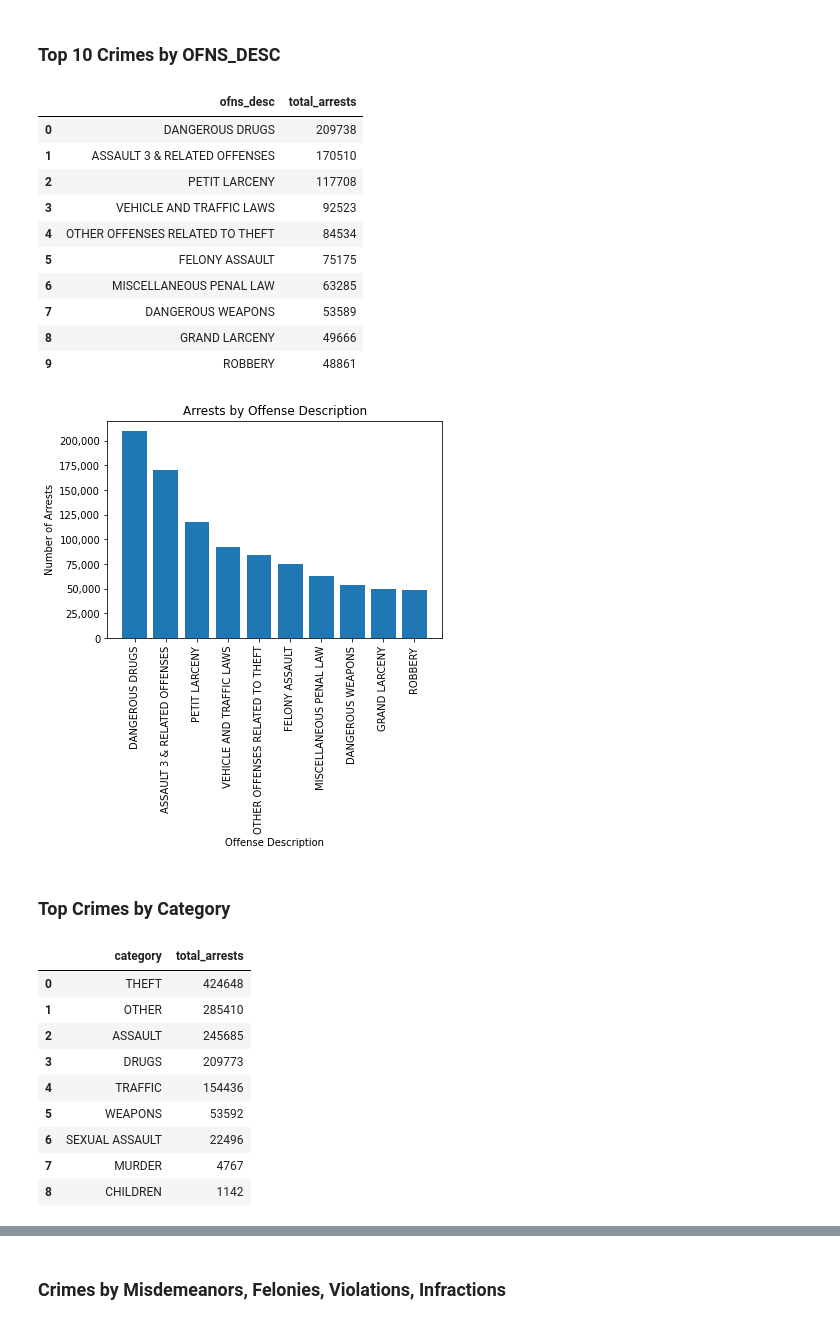
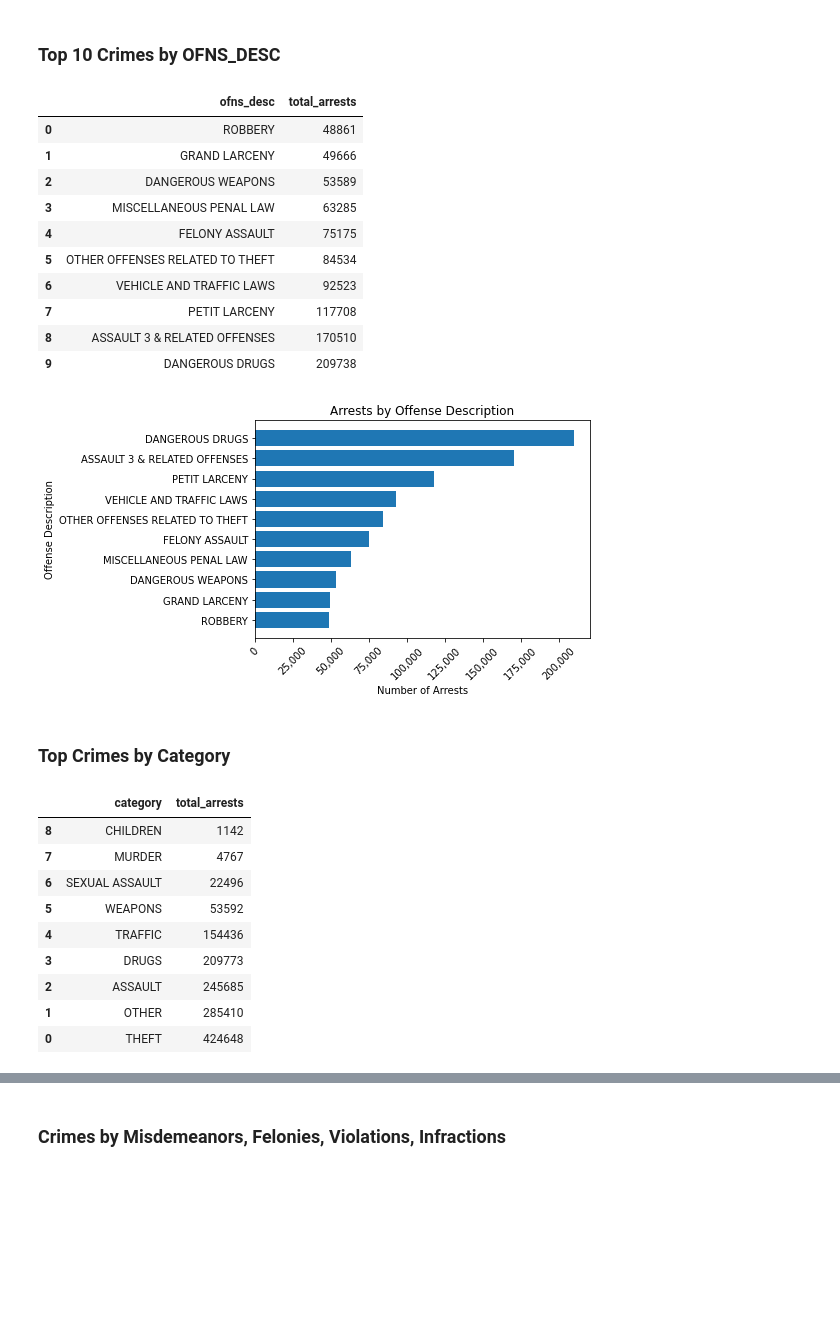
Before and after one commit to AmitSamra/NYC_Crime, a Jupyter notebook: nyc_crime_python.ipynb, the cells around one changed output, grey strips where cells are left out. Saved outputs shown, nothing was run; the diff lists cells and outputs as text; code cells hidden in the pictures; blank space fills up the shorter version.

```diff
--- a/nyc_crime_python.ipynb
+++ b/nyc_crime_python.ipynb
@@ -546,36 +546,37 @@ df_ofns = df.groupby('ofns_desc', as_index=False)
 df_ofns = df_ofns.size()
 df_ofns = df_ofns.sort_values('size', ascending=False)
 df_ofns = df_ofns.head(10)
+df_ofns = df_ofns.sort_values('size', ascending=True)
 df_ofns = df_ofns.reset_index(drop=True)
 df_ofns = df_ofns.rename(columns={'size':'total_arrests'})
 df_ofns
 # %% [output]
 |  | ofns_desc | total_arrests |
-| 0 | DANGEROUS DRUGS | 209738 |
-| 1 | ASSAULT 3 & RELATED OFFENSES | 170510 |
-| 2 | PETIT LARCENY | 117708 |
-| 3 | VEHICLE AND TRAFFIC LAWS | 92523 |
-| 4 | OTHER OFFENSES RELATED TO THEFT | 84534 |
-| 5 | FELONY ASSAULT | 75175 |
-| 6 | MISCELLANEOUS PENAL LAW | 63285 |
-| 7 | DANGEROUS WEAPONS | 53589 |
-| 8 | GRAND LARCENY | 49666 |
-| 9 | ROBBERY | 48861 |
+| 0 | ROBBERY | 48861 |
+| 1 | GRAND LARCENY | 49666 |
+| 2 | DANGEROUS WEAPONS | 53589 |
+| 3 | MISCELLANEOUS PENAL LAW | 63285 |
+| 4 | FELONY ASSAULT | 75175 |
+| 5 | OTHER OFFENSES RELATED TO THEFT | 84534 |
+| 6 | VEHICLE AND TRAFFIC LAWS | 92523 |
+| 7 | PETIT LARCENY | 117708 |
+| 8 | ASSAULT 3 & RELATED OFFENSES | 170510 |
+| 9 | DANGEROUS DRUGS | 209738 |
 # %%
 fig, ax = plt.subplots()
-ax.bar(df_ofns.ofns_desc, df_ofns.total_arrests)
-ax.set_xlabel('Offense Description')
-ax.set_ylabel('Number of Arrests')
+ax.barh(df_ofns.ofns_desc, df_ofns.total_arrests)
+ax.set_ylabel('Offense Description')
+ax.set_xlabel('Number of Arrests')
 ax.set_title('Arrests by Offense Description')
-plt.xticks(rotation=90)
+plt.xticks(rotation=45)
 
-ax.yaxis.set_major_formatter(
-ticker.FuncFormatter(lambda y,p: format(int(y), ','))
+ax.xaxis.set_major_formatter(
+ticker.FuncFormatter(lambda x,p: format(int(x), ','))
 )
 
 plt.show()
 # %% [output]
-[figure, old version]
+[figure, new version]
 # %% [markdown]
 ### Top Crimes by Category
 # %%
@@ -583,18 +584,19 @@ df_category = df.groupby('category', as_index=False)
 df_category = df_category.size()
 df_category = df_category.sort_values('size', ascending=False)
 df_category = df_category.reset_index(drop=True)
+df_category = df_category.sort_values('size', ascending=True)
 df_category = df_category.rename(columns={'size':'total_arrests'})
 df_category
 # %% [output]
 |  | category | total_arrests |
+| 8 | CHILDREN | 1142 |
+| 7 | MURDER | 4767 |
+| 6 | SEXUAL ASSAULT | 22496 |
+| 5 | WEAPONS | 53592 |
+| 4 | TRAFFIC | 154436 |
+| 3 | DRUGS | 209773 |
+| 2 | ASSAULT | 245685 |
+| 1 | OTHER | 285410 |
 | 0 | THEFT | 424648 |
-| 1 | OTHER | 285410 |
-| 2 | ASSAULT | 245685 |
-| 3 | DRUGS | 209773 |
-| 4 | TRAFFIC | 154436 |
-| 5 | WEAPONS | 53592 |
-| 6 | SEXUAL ASSAULT | 22496 |
-| 7 | MURDER | 4767 |
-| 8 | CHILDREN | 1142 |
 # %%
 fig, ax = plt.subplots()
```
Also changed, not shown: parts of 3 cells of this notebook.
